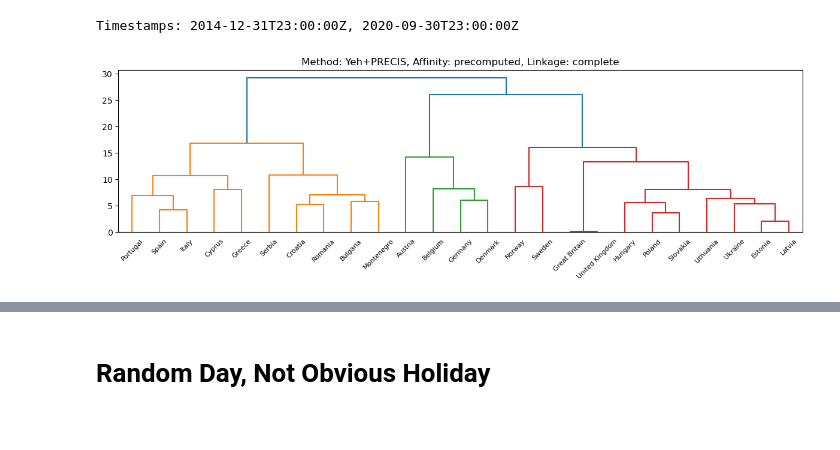
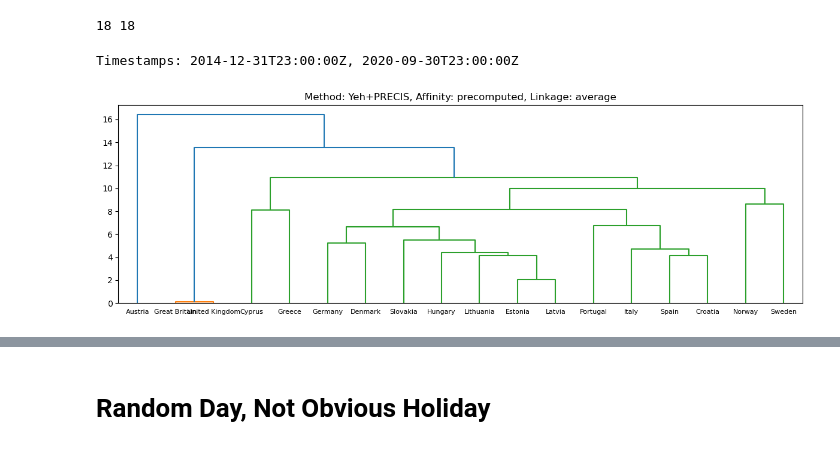
Before and after one commit to ader003/PRCIS, a Jupyter notebook: OPSD_CLU.ipynb, the cells around one changed output, grey strips where cells are left out. Cells and saved outputs as stored; diff of their text form; code cells hidden in the pictures.

```diff
--- a/OPSD_CLU.ipynb
+++ b/OPSD_CLU.ipynb
@@ -23,23 +25,38 @@ for (root,dirs,files) in os.walk(main_dir):
             dataset = read_csv(main_dir+f)
             break
 
-l = ['Austria', 'Belgium', 'Bulgaria', 'Cyprus', 'Germany', 'Denmark', 'Estonia', 'Spain', 'Great Britain', 'United Kingdom', 'Greece', 'Croatia', 'Hungary', 'Italy', 'Lithuania', 'Latvia', 'Montenegro', 'Norway', 'Poland', 'Portugal', 'Romania', 'Serbia', 'Sweden', 'Slovakia', 'Ukraine']
-lab = ['AT_load_actual_entsoe_transparency', 'BE_load_actual_entsoe_transparency', 'BG_load_actual_entsoe_transparency', 'CY_load_actual_entsoe_transparency',  'DE_load_actual_entsoe_transparency', 'DK_load_actual_entsoe_transparency', 'EE_load_actual_entsoe_transparency', 'ES_load_actual_entsoe_transparency',    'GB_GBN_load_actual_entsoe_transparency', 'GB_UKM_load_actual_entsoe_transparency', 'GR_load_actual_entsoe_transparency','HR_load_actual_entsoe_transparency', 'HU_load_actual_entsoe_transparency', 'IT_load_actual_entsoe_transparency', 'LT_load_actual_entsoe_transparency', 'LV_load_actual_entsoe_transparency', 'ME_load_actual_entsoe_transparency', 'NO_load_actual_entsoe_transparency','PL_load_actual_entsoe_transparency', 'PT_load_actual_entsoe_transparency', 'RO_load_actual_entsoe_transparency', 'RS_load_actual_entsoe_transparency', 'SE_load_actual_entsoe_transparency', 'SK_load_actual_entsoe_transparency', 'UA_load_actual_entsoe_transparency']
+fullcountrylist = []
+for k in dataset.keys():
+    if "load_actual_entsoe_transparency" in k:
+        if "50hertz" not in k:
+            fullcountrylist.append(k)
+
+
+l = ['Austria', 'Cyprus', 'Germany', 'Denmark', 'Estonia', 'Spain', 'Great Britain', 'United Kingdom', 'Greece', "Croatia",  'Hungary', 'Italy','Lithuania','Latvia', 'Norway', 'Portugal', 'Sweden', 'Slovakia']
+
+lab = ['AT_load_actual_entsoe_transparency','CY_load_actual_entsoe_transparency',  'DE_load_actual_entsoe_transparency', 'DK_load_actual_entsoe_transparency', 'EE_load_actual_entsoe_transparency', 'ES_load_actual_entsoe_transparency', 'GB_GBN_load_actual_entsoe_transparency', 'GB_UKM_load_actual_entsoe_transparency', 'GR_load_actual_entsoe_transparency','HR_load_actual_entsoe_transparency', 'HU_load_actual_entsoe_transparency', 'IT_load_actual_entsoe_transparency', 'LT_load_actual_entsoe_transparency', 'LV_load_actual_entsoe_transparency',  'NO_load_actual_entsoe_transparency', 'PT_load_actual_entsoe_transparency', 'SE_load_actual_entsoe_transparency', 'SK_load_actual_entsoe_transparency']
+
 label_colors = {i:'k' for i in l}
+
+print(len(l),len(lab))
+# %% [output]
+18 18
 # %%
 ## YEH + PRECIS
-e_PRECIS = Experiment("PRECIS", [4,24*2], algyield=True, multivariate=False, downsamplefactor=1)
+e_PRECIS = Experiment("PHASEINV", [4,24*2], algyield=True, multivariate=False, downsamplefactor=1)
 a = np.array(dataset['utc_timestamp'])
 print("Timestamps: {}, {}".format(a[0],a[-1]))
 use_dicts = []
 for lk_idx in tqdm(range(len(lab))):
     lk = lab[lk_idx]
     ts = dataset[lk]
-    dat = zscore(ts,nan_policy='omit')
+    dat = zscore(ts.to_numpy(),nan_policy='omit')
     d, idxs = e_PRECIS.make_exemplar(dat)
     use_dicts.append(d)
 YEHPRECISdistmat = e_PRECIS.distmat_from_dicts(use_dicts)
-plotty_ac(None, "Yeh+PRECIS",'precomputed', 'complete', YEHPRECISdistmat, l, label_colors)
 # %% [output]
 Timestamps: 2014-12-31T23:00:00Z, 2020-09-30T23:00:00Z
-[figure, removed]
+# %%
+plotty_ac(None, "Yeh+PRECIS", 'precomputed', 'average', YEHPRECISdistmat, l, label_colors)
+# %% [output]
+[figure, added]
```
Also changed, not shown: parts of 7 cells of this notebook, 22 other files.
